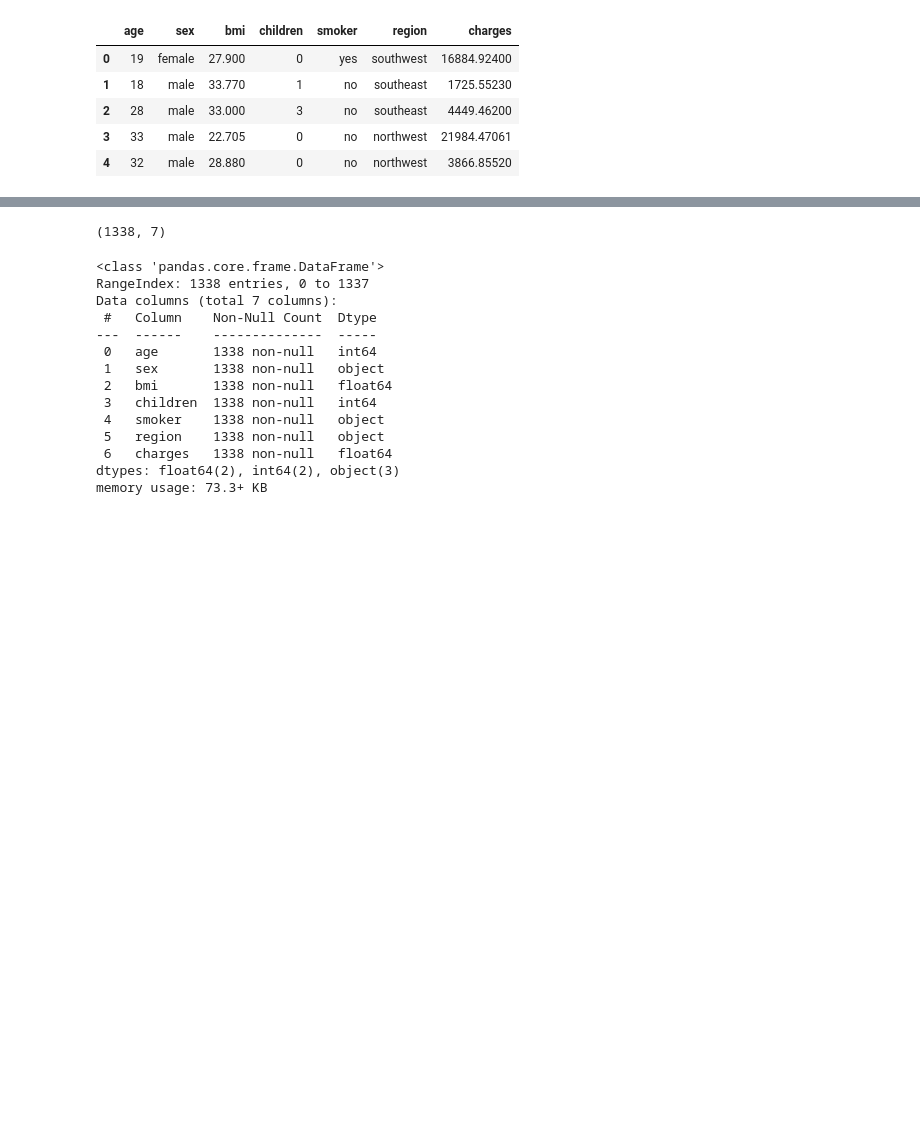
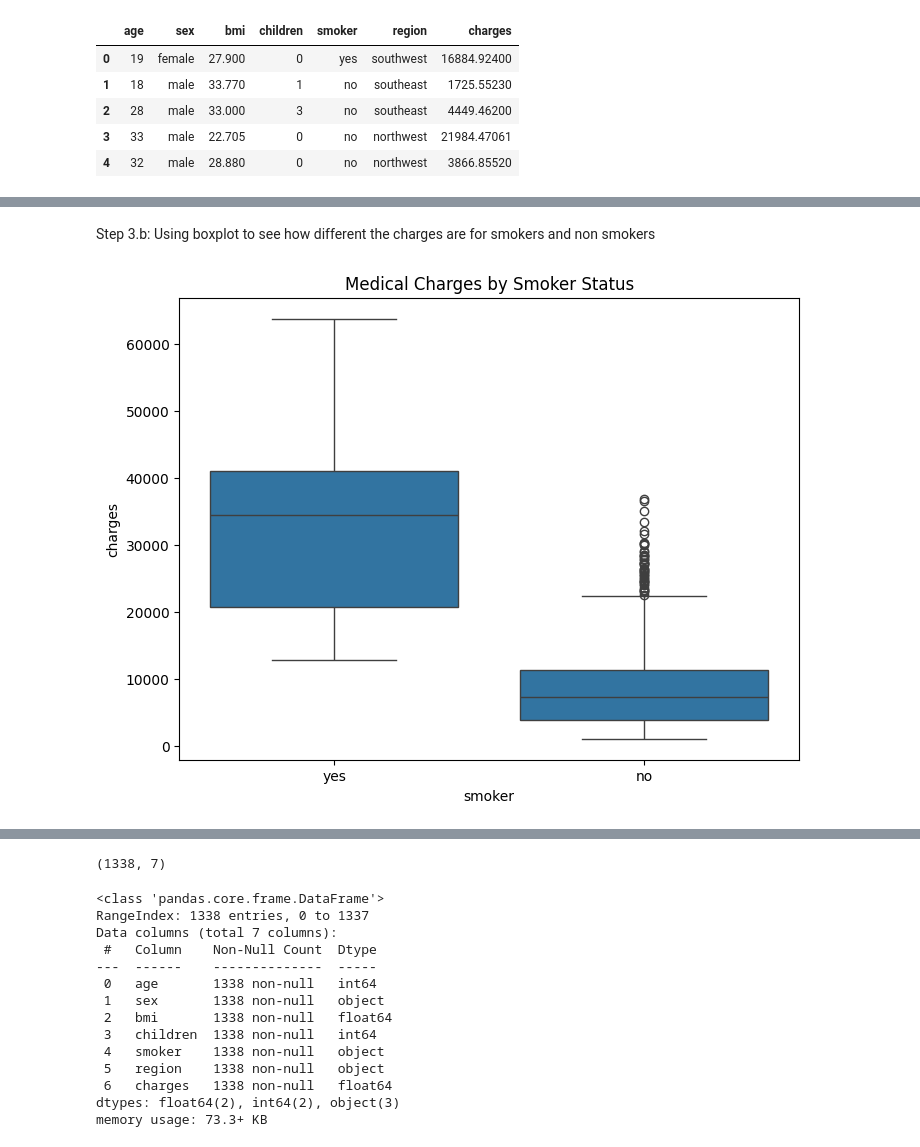
Before and after one commit to pranjalaa2702/Medical_Costs, a Jupyter notebook: Medical_Insurance_Costs.ipynb, the cells around one changed output, grey strips where cells are left out. Cells and saved outputs as stored; diff of their text form; code cells hidden in the pictures; blank space fills up the shorter version.

```diff
--- a/Medical_Insurance_Costs.ipynb
+++ b/Medical_Insurance_Costs.ipynb
@@ -28,0 +56,9 @@ insurance.head()
+# %% [markdown]
+Step 3.b: Using boxplot to see how different the charges are for smokers and non smokers
+# %%
+plt.figure(figsize=(8, 6))
+sns.boxplot(data=insurance, x='smoker', y='charges')
+plt.title('Medical Charges by Smoker Status')
+plt.show()
+# %% [output]
+[figure, added]
```
Also changed, not shown: parts of 27 cells of this notebook.
